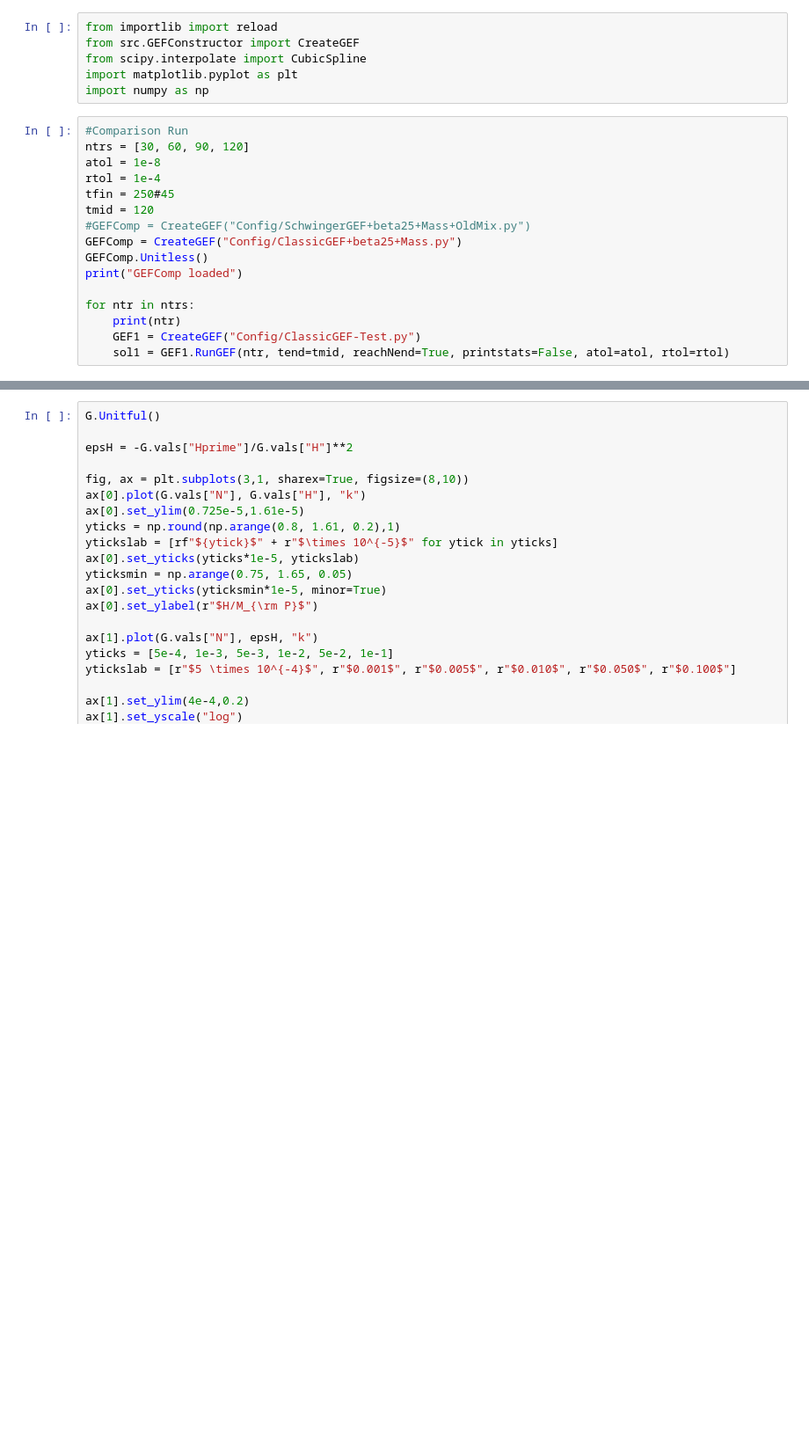
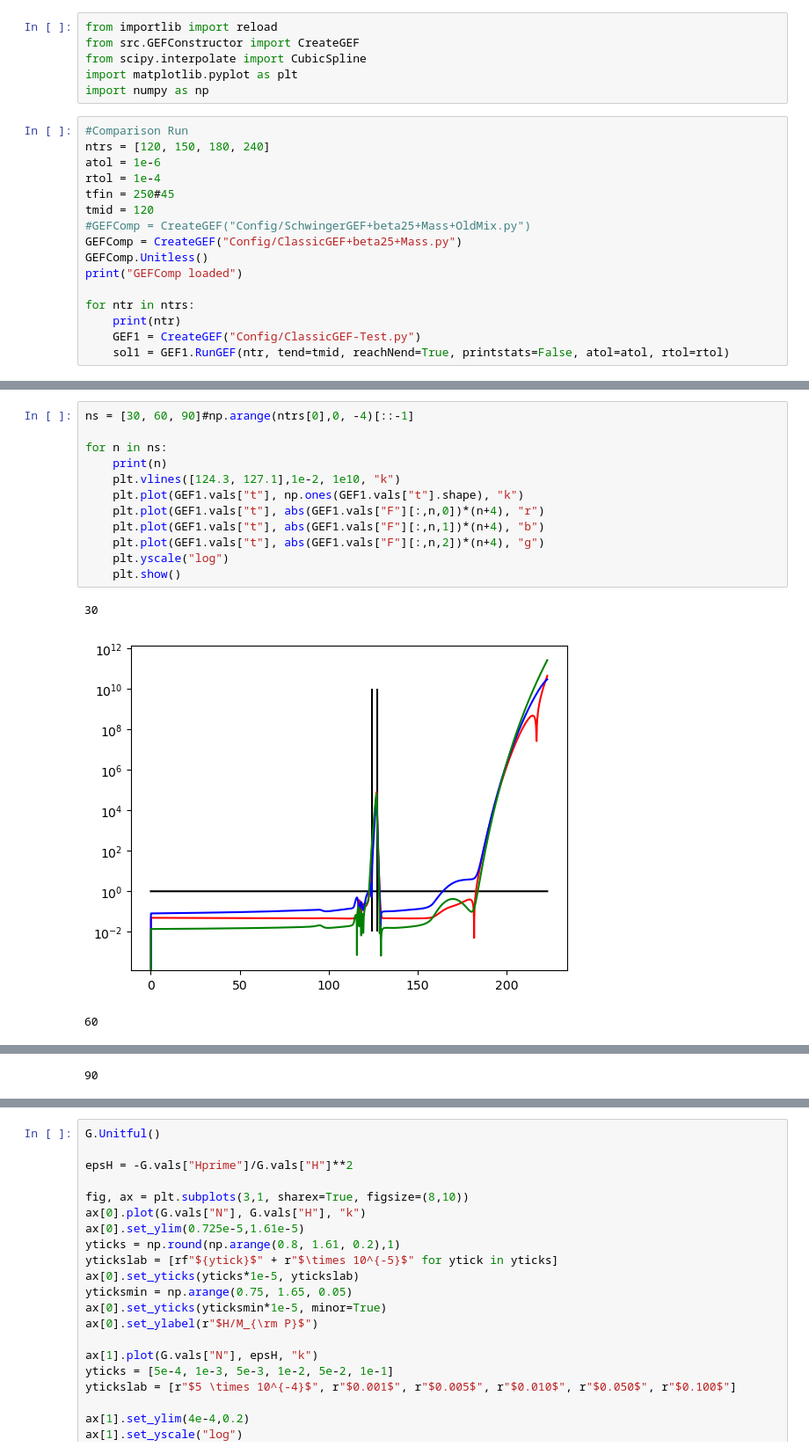
Before and after one commit to richard-von-eckardstein/GEFF, a Jupyter notebook: Testing.ipynb, the cells around one changed output, grey strips where cells are left out. Shown at 88% size. Saved outputs shown, nothing was run; the diff lists cells and outputs as text; blank space fills up the shorter version.

```diff
--- a/Testing.ipynb
+++ b/Testing.ipynb
@@ -6,8 +6,8 @@ import matplotlib.pyplot as plt
 import numpy as np
 # %%
 #Comparison Run
-ntrs = [30, 60, 90, 120]
-atol = 1e-8
+ntrs = [120, 150, 180, 240]
+atol = 1e-6
 rtol = 1e-4
 tfin = 250#45
 tmid = 120
@@ -92 +66,17 @@ for key in keys:
 [figure]
+# %%
+ns = [30, 60, 90]#np.arange(ntrs[0],0, -4)[::-1]
+
+for n in ns:
+    print(n)
+    plt.vlines([124.3, 127.1],1e-2, 1e10, "k")
+    plt.plot(GEF1.vals["t"], np.ones(GEF1.vals["t"].shape), "k")
+    plt.plot(GEF1.vals["t"], abs(GEF1.vals["F"][:,n,0])*(n+4), "r")
+    plt.plot(GEF1.vals["t"], abs(GEF1.vals["F"][:,n,1])*(n+4), "b")
+    plt.plot(GEF1.vals["t"], abs(GEF1.vals["F"][:,n,2])*(n+4), "g")
+    plt.yscale("log")
+    plt.show()
+# %% [output]
+30
+[figure, added]
+60
@@ -92,0 +84 @@ for key in keys:
+90
```
Also changed, not shown: parts of 5 cells of this notebook, 1 other file.
